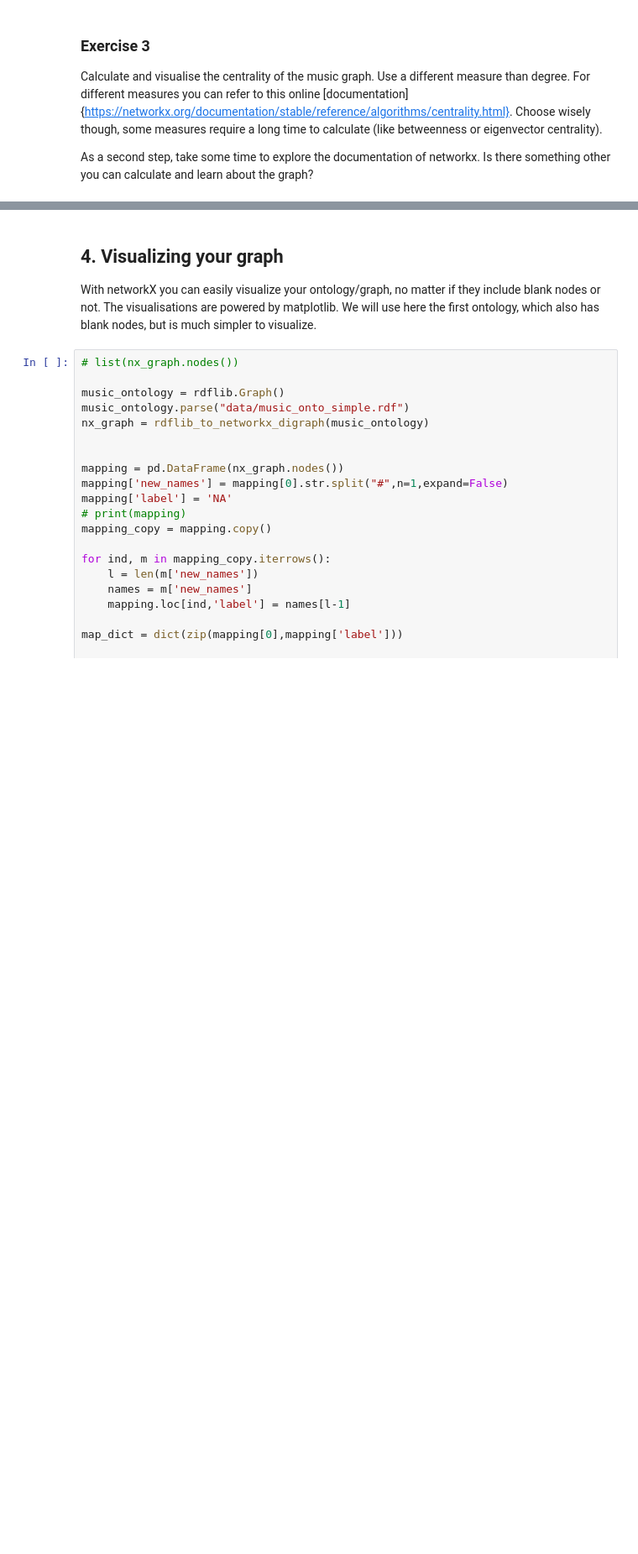
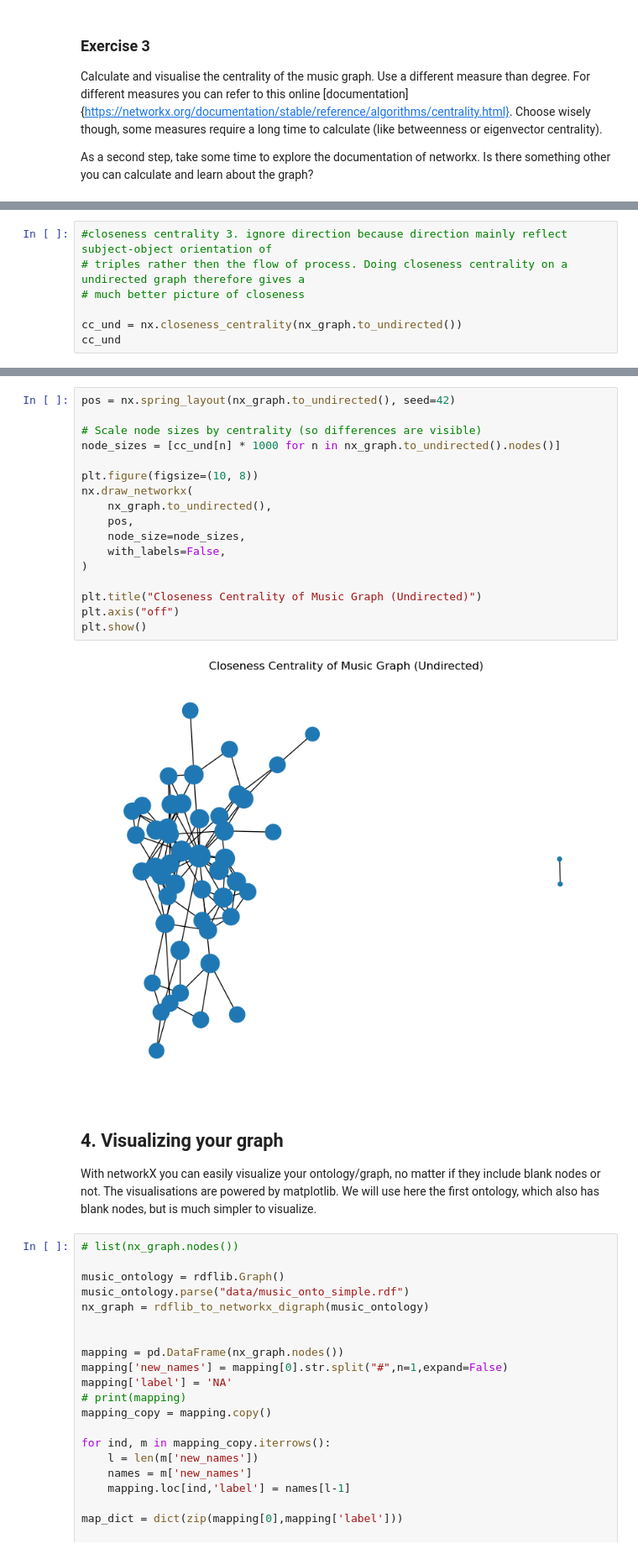
Before and after one commit to FieBergli/KG-tutorials, a Jupyter notebook: KGmeasures-tutorial.ipynb, the cells around one changed output, grey strips where cells are left out. Shown at 84% size. Drawn from its saved outputs; the diff is of its cells as text; blank space fills up the shorter version.

```diff
--- a/KGmeasures-tutorial.ipynb
+++ b/KGmeasures-tutorial.ipynb
@@ -290,0 +433,7 @@ As a second step, take some time to explore the documentation of networkx. Is th
+# %%
+#closeness centrality 3. ignore direction because direction mainly reflect subject-object orientation of
+# triples rather then the flow of process. Doing closeness centrality on a undirected graph therefore gives a
+# much better picture of closeness
+
+cc_und = nx.closeness_centrality(nx_graph.to_undirected())
+cc_und
@@ -291,3 +458,22 @@ As a second step, take some time to explore the documentation of networkx. Is th
+# %%
+pos = nx.spring_layout(nx_graph.to_undirected(), seed=42)
+
+# Scale node sizes by centrality (so differences are visible)
+node_sizes = [cc_und[n] * 1000 for n in nx_graph.to_undirected().nodes()]
+
+plt.figure(figsize=(10, 8))
+nx.draw_networkx(
+    nx_graph.to_undirected(),
+    pos,
+    node_size=node_sizes,
+    with_labels=False,
+)
+
+plt.title("Closeness Centrality of Music Graph (Undirected)")
+plt.axis("off")
+plt.show()
+# %% [output]
+[figure, added]
 # %% [markdown]
 ## 4. Visualizing your graph
 
```
Also changed, not shown: parts of 35 cells of this notebook, 5 other files.
